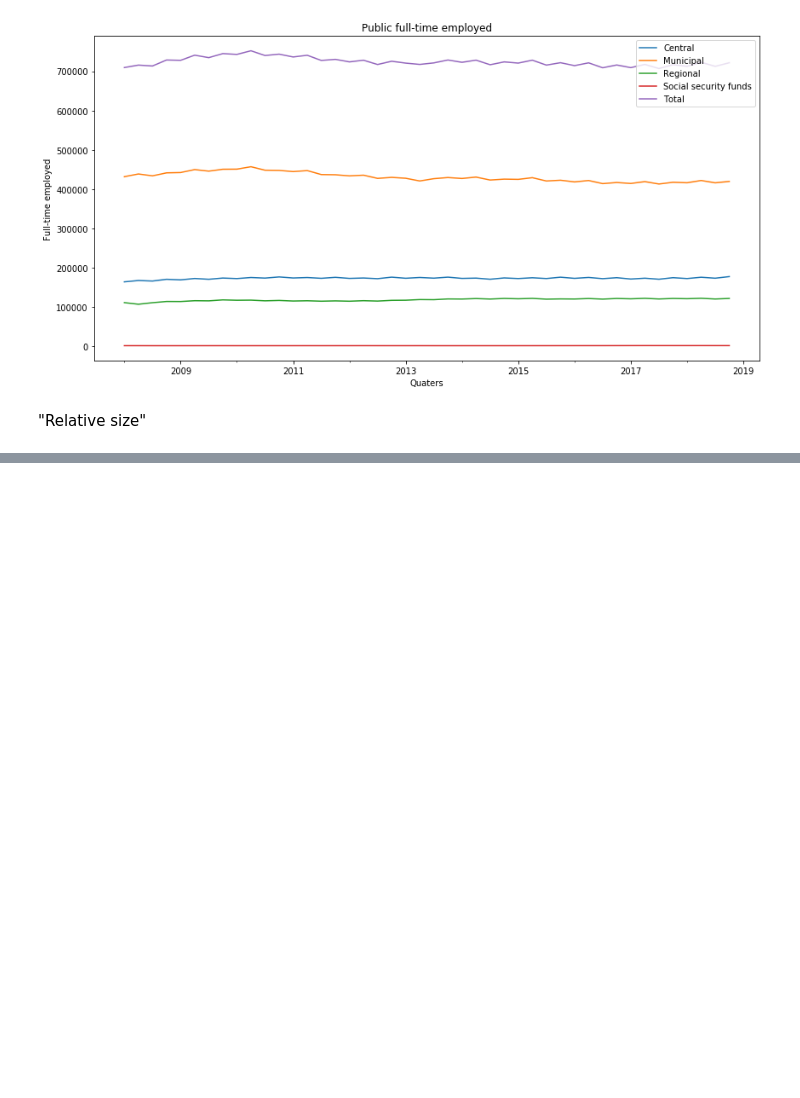
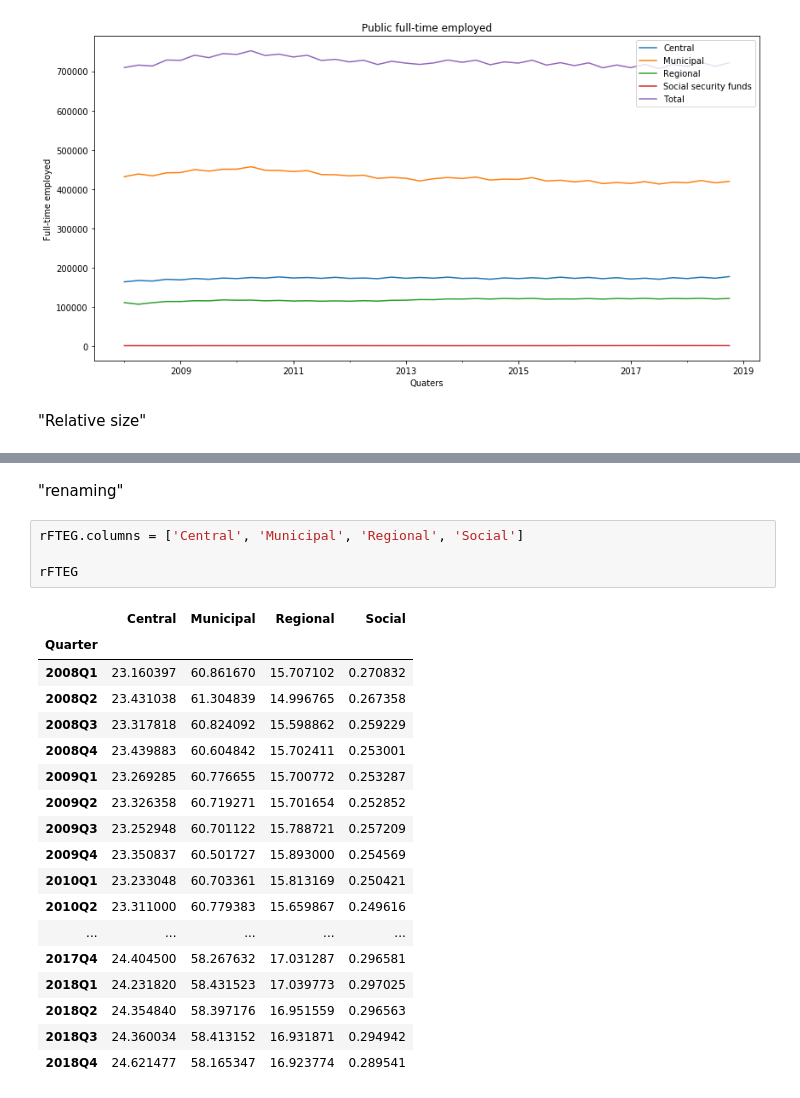
Before and after one commit to NumEconCopenhagen/projects-2019-nx31, a Jupyter notebook: dataproject/NX31_Data_Project.ipynb, the cells around one changed output, grey strips where cells are left out. Cells and saved outputs as stored; diff of their text form; blank space fills up the shorter version.

```diff
--- a/dataproject/NX31_Data_Project.ipynb
+++ b/dataproject/NX31_Data_Project.ipynb
@@ -148 +175,26 @@ rc_social = FTEG['Social security funds']/FTEG['Total']*100
+# %% [markdown]
+"renaming"
+# %%
+rFTEG.columns = ['Central', 'Municipal', 'Regional', 'Social']
+
+rFTEG
+# %% [output]
+|  | Central | Municipal | Regional | Social |
+| Quarter |  |  |  |  |
+| 2008Q1 | 23.160397 | 60.861670 | 15.707102 | 0.270832 |
+| 2008Q2 | 23.431038 | 61.304839 | 14.996765 | 0.267358 |
+| 2008Q3 | 23.317818 | 60.824092 | 15.598862 | 0.259229 |
+| 2008Q4 | 23.439883 | 60.604842 | 15.702411 | 0.253001 |
+| 2009Q1 | 23.269285 | 60.776655 | 15.700772 | 0.253287 |
+| 2009Q2 | 23.326358 | 60.719271 | 15.701654 | 0.252852 |
+| 2009Q3 | 23.252948 | 60.701122 | 15.788721 | 0.257209 |
+| 2009Q4 | 23.350837 | 60.501727 | 15.893000 | 0.254569 |
+| 2010Q1 | 23.233048 | 60.703361 | 15.813169 | 0.250421 |
+| 2010Q2 | 23.311000 | 60.779383 | 15.659867 | 0.249616 |
+| ... | ... | ... | ... | ... |
+| 2017Q4 | 24.404500 | 58.267632 | 17.031287 | 0.296581 |
+| 2018Q1 | 24.231820 | 58.431523 | 17.039773 | 0.297025 |
+| 2018Q2 | 24.354840 | 58.397176 | 16.951559 | 0.296563 |
+| 2018Q3 | 24.360034 | 58.413152 | 16.931871 | 0.294942 |
+| 2018Q4 | 24.621477 | 58.165347 | 16.923774 | 0.289541 |
 # %%
```
Also changed, not shown: parts of 11 cells of this notebook.
